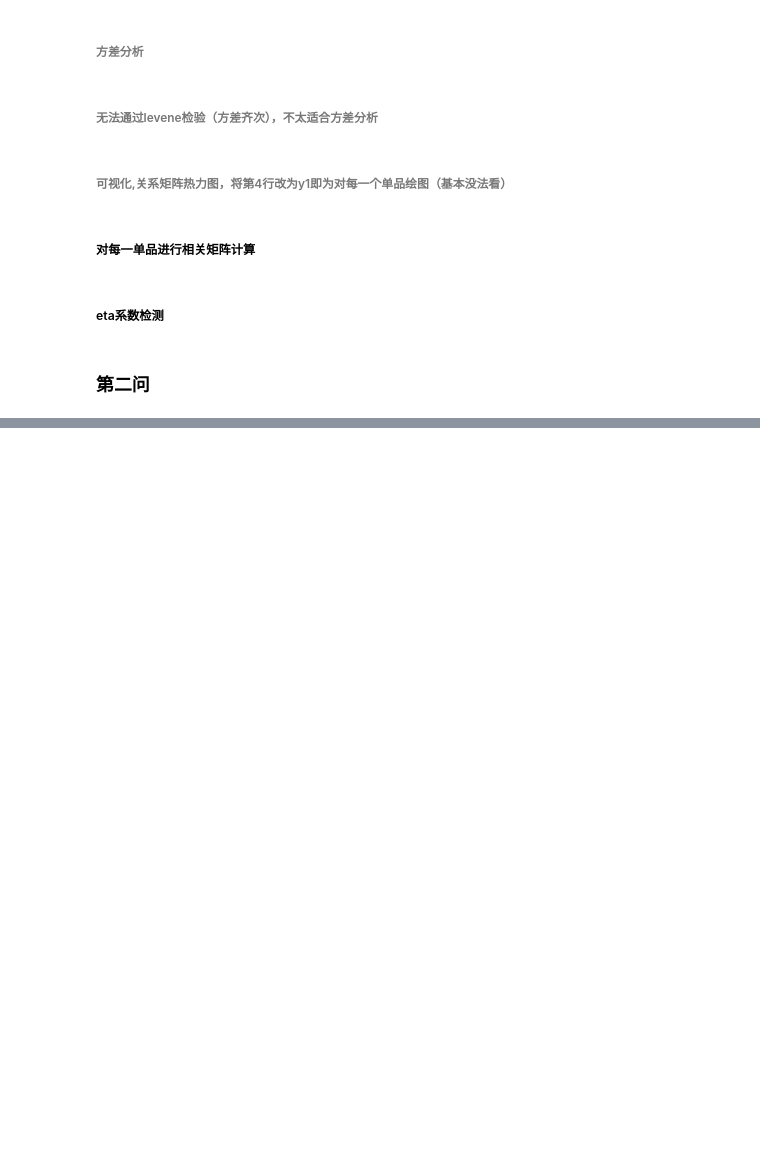
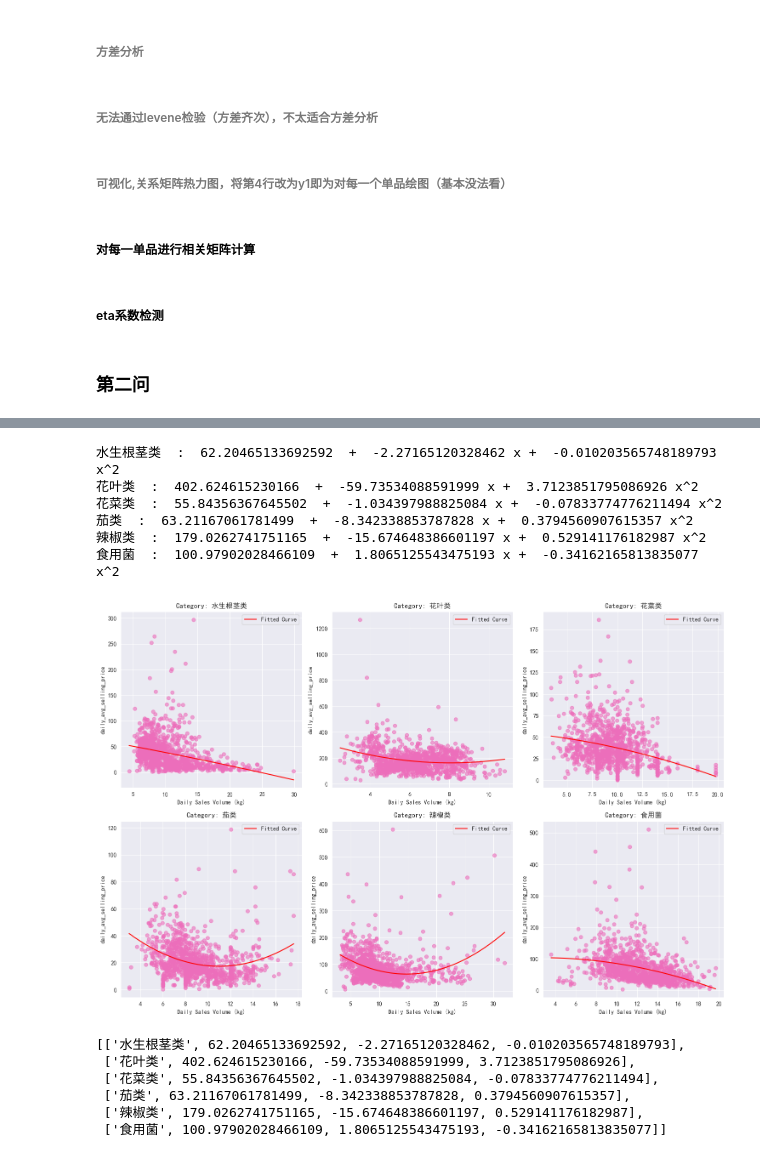
Before and after one commit to morse-fong/workspace, a Jupyter notebook: main.ipynb, the cells around one changed output, grey strips where cells are left out. Drawn from its saved outputs; the diff is of its cells as text; code cells hidden in the pictures; blank space fills up the shorter version.

```diff
--- a/main.ipynb
+++ b/main.ipynb
@@ -478,39 +653,69 @@ plt.show()
 # %%
+from sklearn.metrics import r2_score
 # 多项式回归拟合
 
 from sklearn.linear_model import LinearRegression
 from sklearn.preprocessing import PolynomialFeatures
 import numpy as np
 
 # Continue with the plotting and fitting polynomial regression
 plt.figure(figsize=(15, 10))
-
+Linearfitting = []
 for idx, category in enumerate(categories, 1):
     plt.subplot(2, 3, idx)
 
     # Extract data for the category
     category_data = daily_category_summary[daily_category_summary["分类名称"] == category]
     y = category_data["daily_sales_volume"].values
-    x = category_data["daily_markup_percentage"].values.reshape(-1, 1)
-
+    x = category_data["daily_avg_selling_price"].values.reshape(-1, 1)
+    # X_train , X_test , y_train ,y_test = train_test_split(x,y,test_size=0.2,random_state=42)
     # Polynomial regression
     poly = PolynomialFeatures(degree=2)
     x_poly = poly.fit_transform(x)
-    poly_regressor = LinearRegression().fit(x_poly, y)
+    LR = LinearRegression()
+    poly_regressor = LR.fit(x_poly, y)
     x_new = np.linspace(x.min(), x.max(), 500).reshape(-1, 1)
     y_new = poly_regressor.predict(poly.transform(x_new))
-
+    # #打印截距
+    # print('intercept_:%.3f' % LR.intercept_)
+    # #打印模型系数
+    print(category, ' : ', LR.intercept_, ' + ', LR.coef_[1], 'x + ', LR.coef_[2], 'x^2')
+    Linearfitting.append([category,LR.intercept_, LR.coef_[1], LR.coef_[2]])
+    # #打印均方误差值
+    # print('Mean squared error: %.3f' % mean_squared_error(y_test,LR.predict(X_test)))##((y_test-LR.predict(X_test))**2).mean()
+    # #打印R-平方
+    # print('Variance score: %.3f' % r2_score(y_test,LR.predict(X_test)))
+    # #1-((y_test-LR.predict(X_test))**2).sum()/((y_test - y_test.mean())**2).sum
+    # #打印准确率accuracy
+    # print('score: %.3f' % LR.score(X_test,y_test))
     # Plot the data and the fitted curve
     plt.scatter(x, y, color='#ed6ebb', alpha=0.6)
     plt.plot(x_new, y_new, 'r-', label='Fitted Curve')
     plt.title(f"Category: {category}")
     plt.xlabel("Daily Sales Volume (kg)")
-    plt.ylabel("Daily Markup Percentage (%)")
+    plt.ylabel("daily_avg_selling_price")
     plt.grid(True)
     plt.legend()
 
 plt.tight_layout()
 plt.show()
+# %% [output]
+水生根茎类  :  62.20465133692592  +  -2.27165120328462 x +  -0.010203565748189793 x^2
+花叶类  :  402.624615230166  +  -59.73534088591999 x +  3.7123851795086926 x^2
+花菜类  :  55.84356367645502  +  -1.034397988825084 x +  -0.07833774776211494 x^2
+茄类  :  63.21167061781499  +  -8.342338853787828 x +  0.3794560907615357 x^2
+辣椒类  :  179.0262741751165  +  -15.674648386601197 x +  0.529141176182987 x^2
+食用菌  :  100.97902028466109  +  1.8065125543475193 x +  -0.34162165813835077 x^2
+[figure, added]
+# %%
+Linearfitting
+# %% [output]
+[['水生根茎类', 62.20465133692592, -2.27165120328462, -0.010203565748189793],
+ ['花叶类', 402.624615230166, -59.73534088591999, 3.7123851795086926],
+ ['花菜类', 55.84356367645502, -1.034397988825084, -0.07833774776211494],
+ ['茄类', 63.21167061781499, -8.342338853787828, 0.3794560907615357],
+ ['辣椒类', 179.0262741751165, -15.674648386601197, 0.529141176182987],
+ ['食用菌', 100.97902028466109, 1.8065125543475193, -0.34162165813835077]]
 # %%
 
 from sklearn.svm import SVR
```
Also changed, not shown: parts of 14 cells of this notebook, 6 other files.
